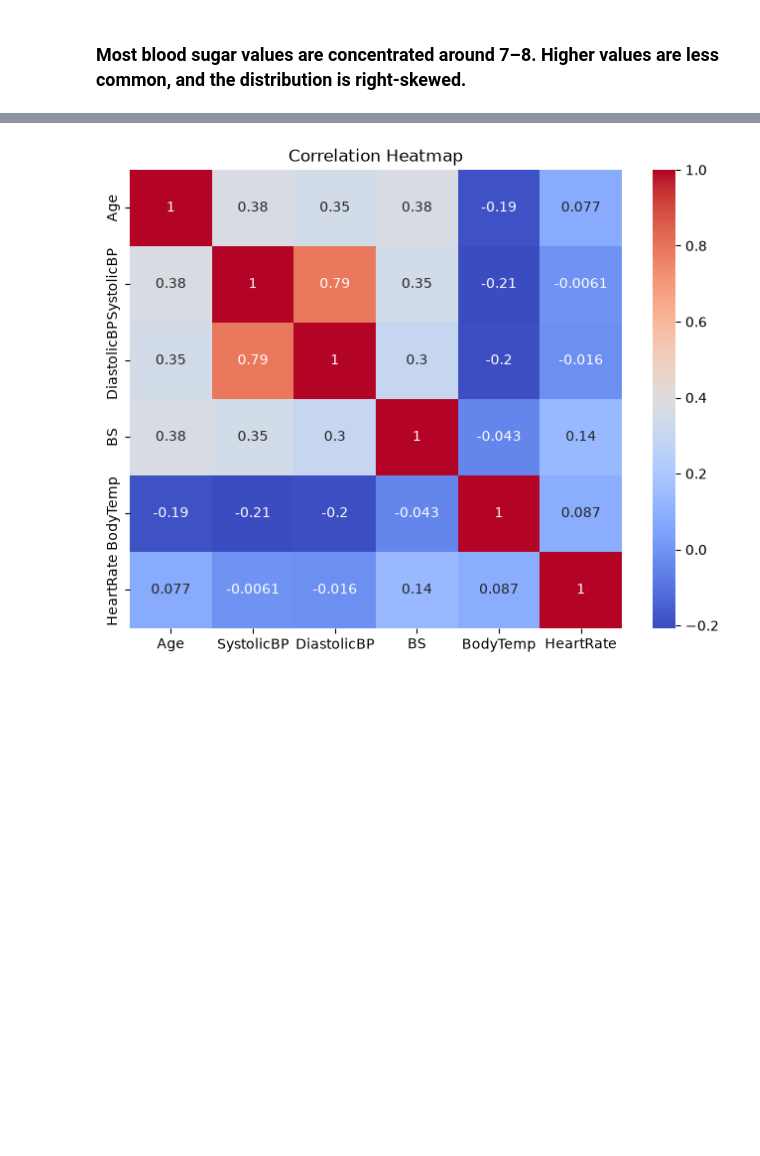
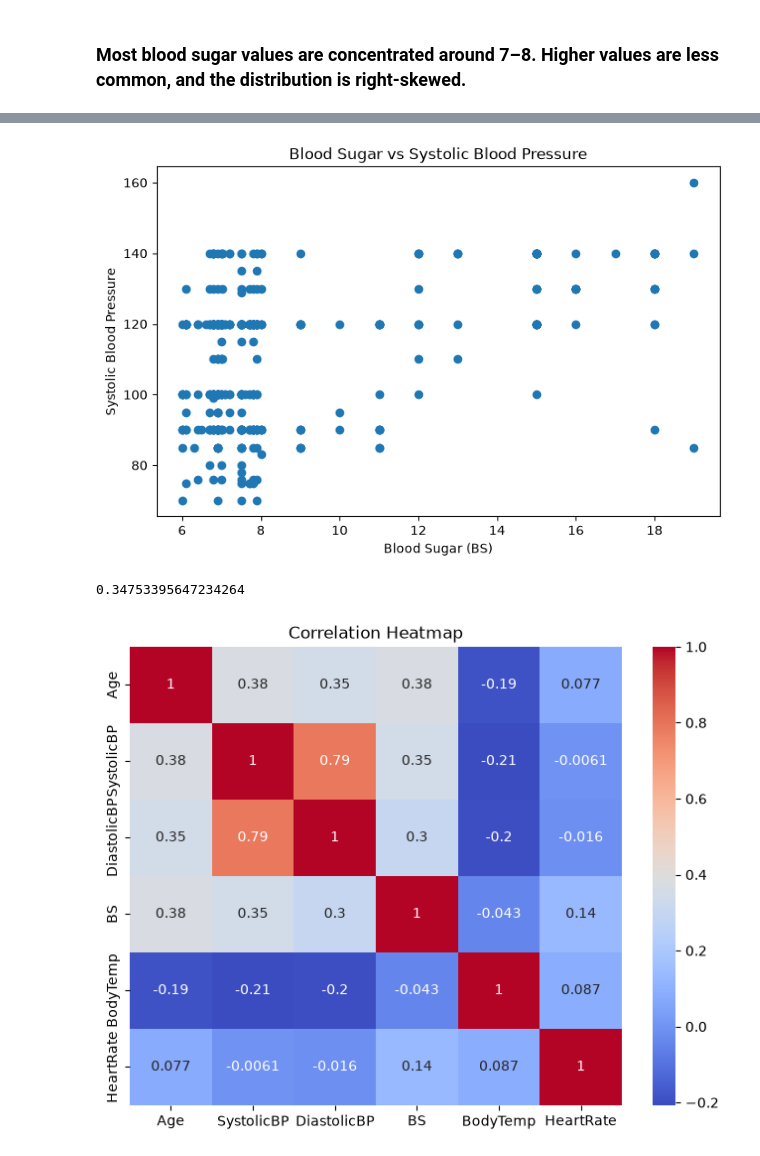
Before and after one commit to Munkhzaya-pom/ML_CA1, a Jupyter notebook: Munkhzaya_ML_Sept26 .ipynb, the cells around one changed output, grey strips where cells are left out. Drawn from its saved outputs; the diff is of its cells as text; code cells hidden in the pictures; blank space fills up the shorter version.

```diff
--- a/Munkhzaya_ML_Sept26 .ipynb
+++ b/Munkhzaya_ML_Sept26 .ipynb
@@ -166,3 +203,21 @@ plt.show()
+# %%
+#to visualise the relationship between BS and blood pressure
+plt.figure(figsize = (8, 5))
+
+plt.scatter(df['BS'], df['SystolicBP'])
+
+plt.title('Blood Sugar vs Systolic Blood Pressure')
+plt.xlabel('Blood Sugar (BS)')
+plt.ylabel('Systolic Blood Pressure')
+
+plt.show()
+# %% [output]
+[figure, added]
+# %%
+#to check the correlation between BS and systolic blood pressure
+df['BS'].corr(df['SystolicBP'])
+# %% [output]
+0.34753395647234264
 # %%
 # Check correlations between numerical features
 plt.figure(figsize=(8, 6))
```
Also changed, not shown: parts of 26 cells of this notebook, 1 other file.
